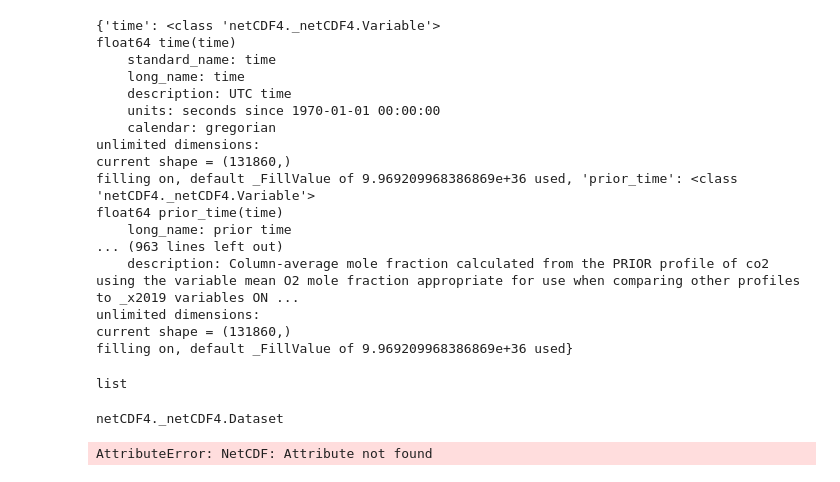
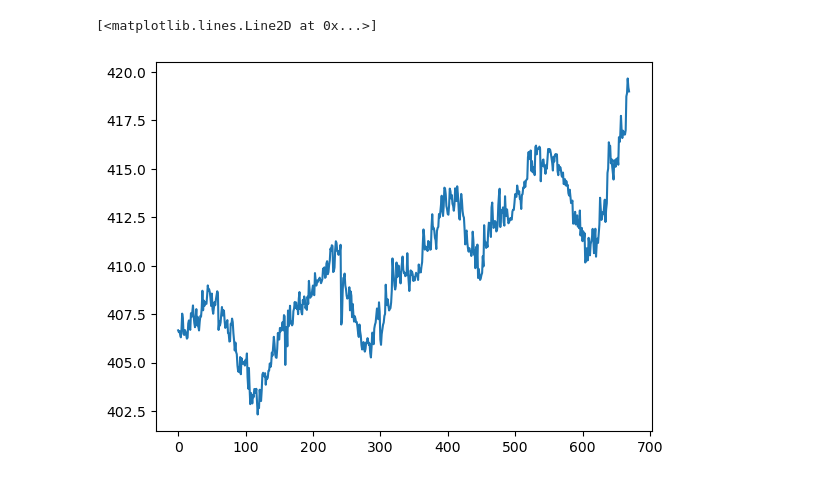
Before and after one commit to MyrannAbobaker/ARE, a Jupyter notebook: Data_Analyse_TCCON.ipynb, the cells around one changed output. Drawn from its saved outputs; the diff is of its cells as text; code cells hidden in the pictures.

```diff
--- a/Data_Analyse_TCCON.ipynb
+++ b/Data_Analyse_TCCON.ipynb
@@ -42,3 +22,30 @@ filling on, default _FillValue of 9.969209968386869e+36 used}
 # %%
-time = data[1].variables['time'][:]
+# Création des variables contenant les grandeurs d'interet
+
+second = data[1].variables['time'][:]
+day = data[1].variables['day'][:]
+year = data[1].variables['year'][:]
 xco2 = data[1].variables['xco2'][:]
+
+
+# Création d'une dataframe pandas. Chaque clé du dico correpond à une colonne
+a1 = pd.DataFrame({'second': second,'day': day, 'year': year,'xco2': xco2  })
+
+
+
+
+# Autre façon de faire, les années et les jours deviennent des sous labels plutot que des colonnes.
+# Peut être pratique
+arrays = [
+    np.array(year),
+    np.array(day),
+]
+
+a2 = pd.DataFrame({'xCO2':xco2}, index=arrays)
+a2.index.names = (['year','day'])
+# %%
+# Calcul de la moyenne utilisant la première methode
+
+# Groupby permet de sectionner la dataframe selon les valeurs des colonnes spécifiées
+day_mean_xco2 = a1.groupby(['year','day'])['xco2'].mean()   # Moyenne journaliere de xCO2
+day_count_measurement = a1.groupby(['year','day'])['xco2'].count() # Nombre de mesure de dans la journée
@@ -50,32 +84,5 @@ plt.plot(time,xco2,"*")
-# %%
-print(data[1].variables)
-# %% [output]
-{'time': <class 'netCDF4._netCDF4.Variable'>
-float64 time(time)
-    standard_name: time
-    long_name: time
-    description: UTC time
-    units: seconds since 1970-01-01 00:00:00
-    calendar: gregorian
-unlimited dimensions:
-current shape = (131860,)
-filling on, default _FillValue of 9.969209968386869e+36 used, 'prior_time': <class 'netCDF4._netCDF4.Variable'>
-float64 prior_time(time)
-    long_name: prior time
-... (963 lines left out)
-    description: Column-average mole fraction calculated from the PRIOR profile of co2 using the variable mean O2 mole fraction appropriate for use when comparing other profiles to _x2019 variables ON ...
-unlimited dimensions:
-current shape = (131860,)
-filling on, default _FillValue of 9.969209968386869e+36 used}
-# %%
-type(data)
-# %% [output]
-list
-# %%
-type(data[1])
-# %% [output]
-netCDF4._netCDF4.Dataset
-# %%
-data[1].attribute
-# %% [output]
-AttributeError: NetCDF: Attribute not found
+# %%
+plt.plot(range(len(day_mean_xco2)),day_mean_xco2)
+# %% [output]
+[<matplotlib.lines.Line2D at 0x...>]
+[figure, added]
```
Also changed, not shown: parts of 4 cells of this notebook.
